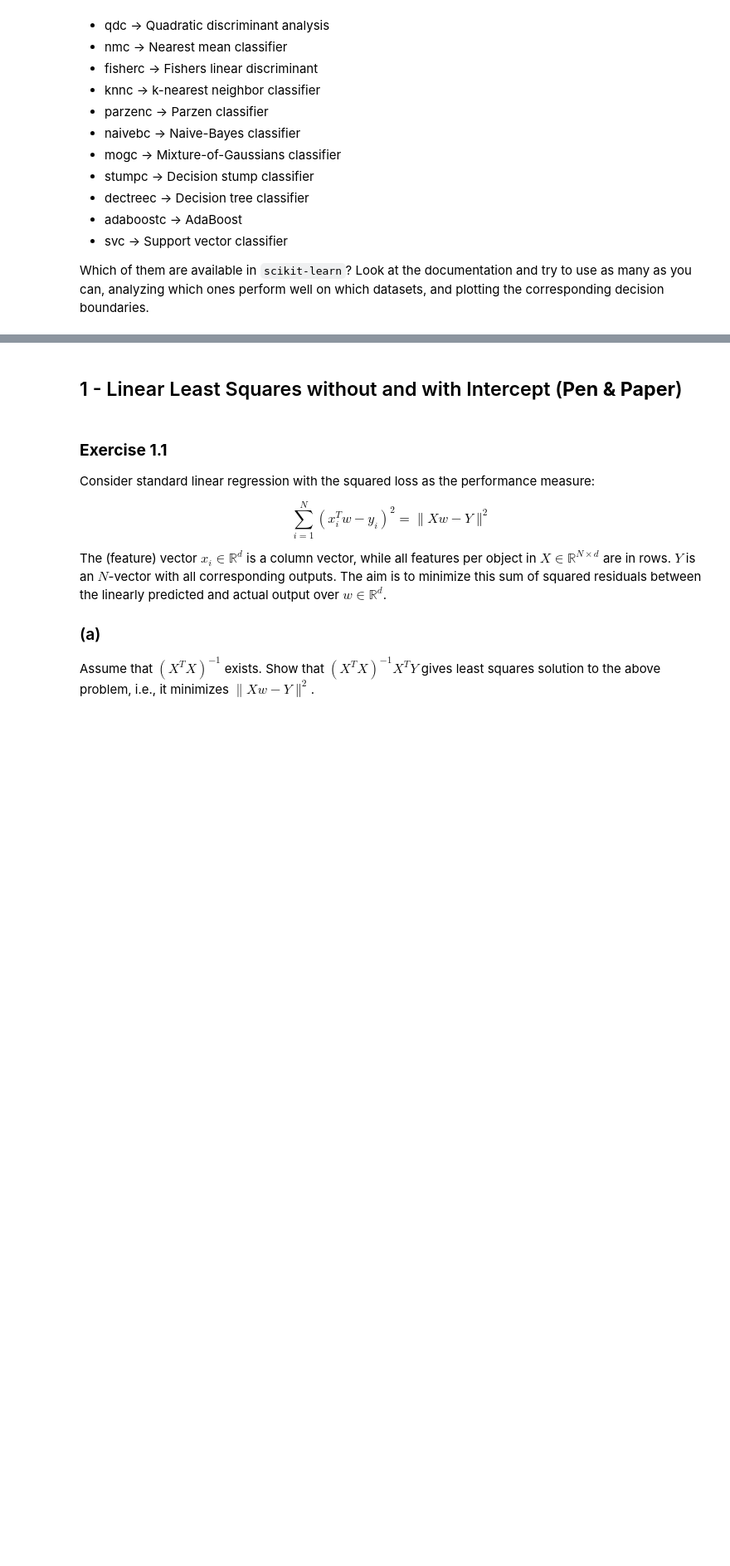
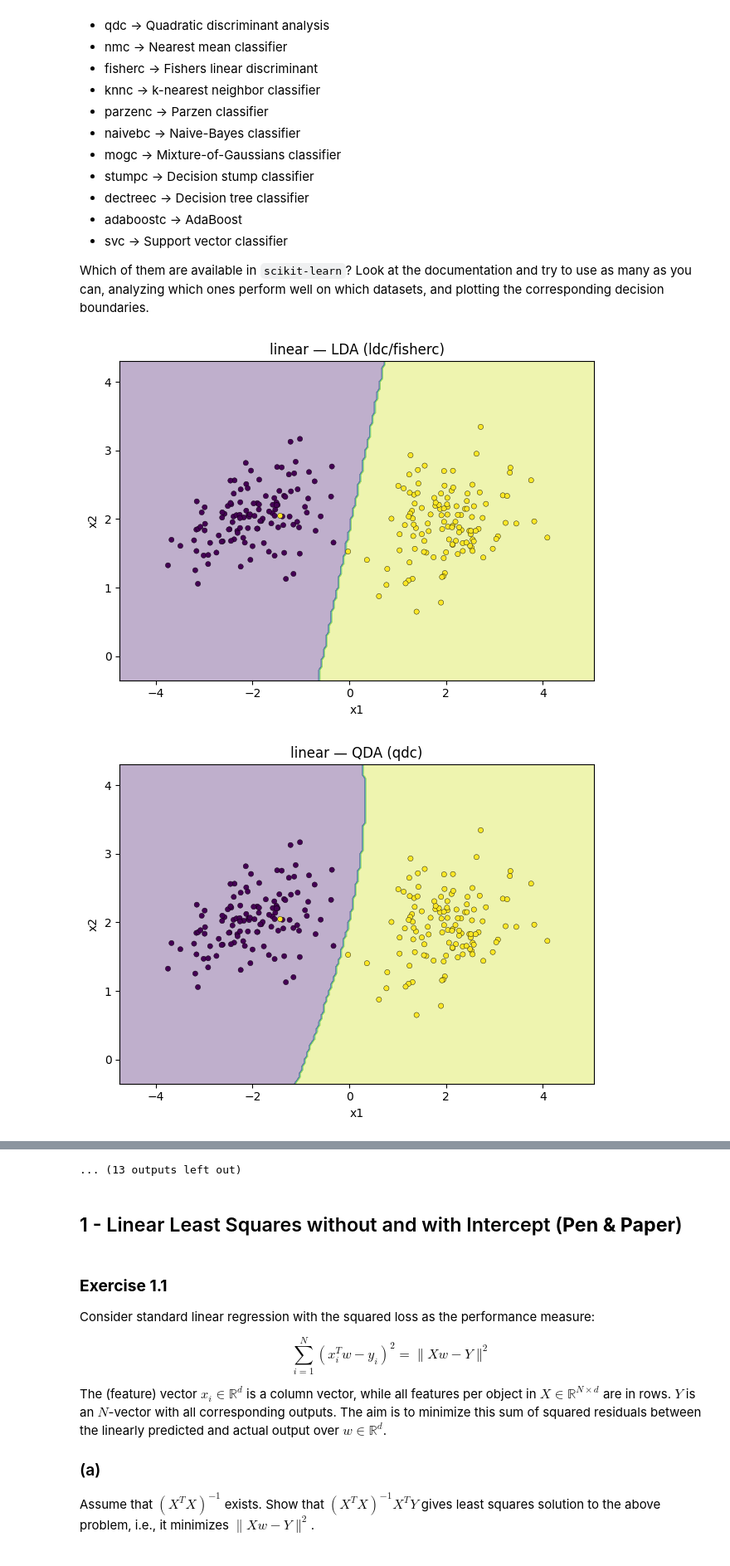
Before and after one commit to ioan-hedea/deepLearning4005, a Jupyter notebook: 2025_Assignment_4.ipynb, the cells around one changed output, grey strips where cells are left out. Shown at 83% size. Cells and saved outputs as stored; diff of their text form; code cells hidden in the pictures; blank space fills up the shorter version.

```diff
--- a/2025_Assignment_4.ipynb
+++ b/2025_Assignment_4.ipynb
@@ -237,0 +338,43 @@ as many as you can, analyzing which ones perform well on which datasets, and plo
+# %%
+
+def plot_decision_boundary(clf, X, y, title):
+    x_min, x_max = X[:,0].min() - 1, X[:,0].max() + 1
+    y_min, y_max = X[:,1].min() - 1, X[:,1].max() + 1
+    h = 0.05
+    xx, yy = np.meshgrid(np.arange(x_min, x_max, h),
+                         np.arange(y_min, y_max, h))
+    Z = clf.predict(np.c_[xx.ravel(), yy.ravel()]).reshape(xx.shape)
+
+    plt.figure()
+    plt.contourf(xx, yy, Z, alpha=0.35)
+    plt.scatter(X[:,0], X[:,1], c=y, s=20, edgecolors='k', linewidths=0.3)
+    plt.title(title)
+    plt.xlabel("x1")
+    plt.ylabel("x2")
+    plt.tight_layout()
+    plt.show()
+# %%
+from sklearn.metrics import accuracy_score
+import pandas as pd
+datasets = make_datasets()
+classifiers = get_classifiers()
+
+rows = []
+plot_subset = ["LDA (ldc/fisherc)", "QDA (qdc)", "k-NN (knnc, k=5)",
+               "Parzen (parzenc)", "SVC (rbf) (svc)", "AdaBoost (adaboostc)"]
+
+for dname, (X, y) in datasets.items():
+    Xtr, Xte, ytr, yte = train_test_split(X, y, test_size=0.3, random_state=42, stratify=y)
+    for cname, clf in classifiers.items():
+        clf.fit(Xtr, ytr)
+        acc = accuracy_score(yte, clf.predict(Xte))
+        rows.append({"dataset": dname, "classifier": cname, "accuracy": acc})
+    # plot a few boundaries on the test set
+    for cname in plot_subset:
+        plot_decision_boundary(classifiers[cname], Xte, yte, f"{dname} — {cname}")
+
+df = pd.DataFrame(rows).sort_values(["dataset","accuracy"], ascending=[True, False])
+print(df.to_string(index=False))
+# %% [output]
+[figure, added]
+[figure, added]
@@ -238,3 +391,4 @@ as many as you can, analyzing which ones perform well on which datasets, and plo
+... (13 outputs left out)
 # %% [markdown]
 ## 1 - Linear Least Squares without and with Intercept (**Pen \& Paper**)
 # %% [markdown]
```
Also changed, not shown: parts of 8 cells of this notebook, 1 other file.
